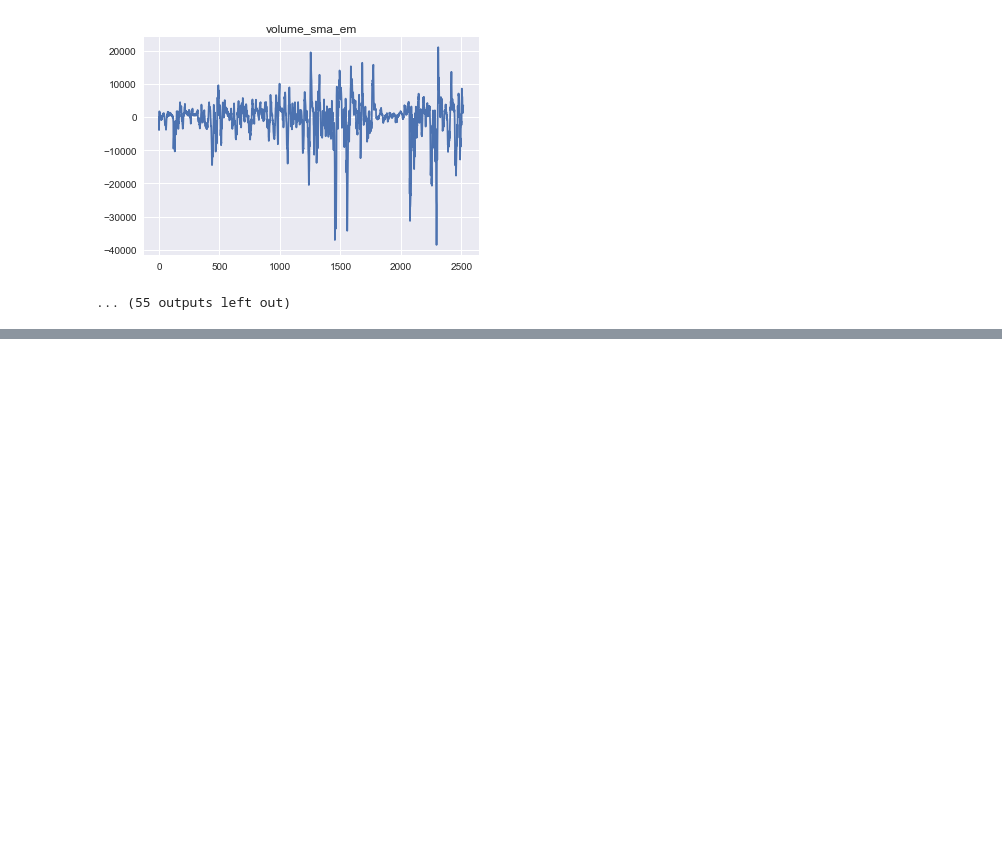
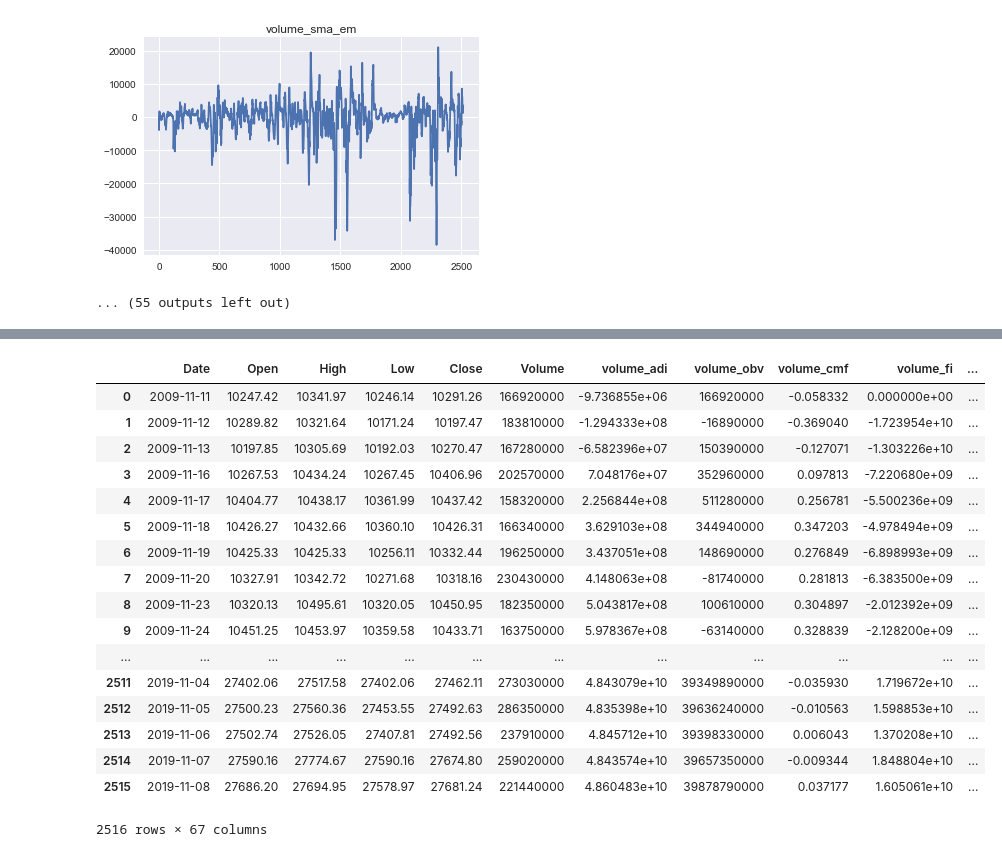
Before and after one commit to KabirRajput/SP_Predictor, a Jupyter notebook: Technical Analysis.ipynb, the cells around one changed output, grey strips where cells are left out. Saved outputs shown, nothing was run; the diff lists cells and outputs as text; code cells hidden in the pictures; blank space fills up the shorter version.

```diff
--- a/Technical Analysis.ipynb
+++ b/Technical Analysis.ipynb
@@ -107,0 +130,21 @@ for col in df.columns:
+# %%
+df
+# %% [output]
+|  | Date | Open | High | Low | Close | Volume | volume_adi | volume_obv | volume_cmf | volume_fi | ... |
+| 0 | 2009-11-11 | 10247.42 | 10341.97 | 10246.14 | 10291.26 | 166920000 | -9.736855e+06 | 166920000 | -0.058332 | 0.000000e+00 | ... |
+| 1 | 2009-11-12 | 10289.82 | 10321.64 | 10171.24 | 10197.47 | 183810000 | -1.294333e+08 | -16890000 | -0.369040 | -1.723954e+10 | ... |
+| 2 | 2009-11-13 | 10197.85 | 10305.69 | 10192.03 | 10270.47 | 167280000 | -6.582396e+07 | 150390000 | -0.127071 | -1.303226e+10 | ... |
+| 3 | 2009-11-16 | 10267.53 | 10434.24 | 10267.45 | 10406.96 | 202570000 | 7.048176e+07 | 352960000 | 0.097813 | -7.220680e+09 | ... |
+| 4 | 2009-11-17 | 10404.77 | 10438.17 | 10361.99 | 10437.42 | 158320000 | 2.256844e+08 | 511280000 | 0.256781 | -5.500236e+09 | ... |
+| 5 | 2009-11-18 | 10426.27 | 10432.66 | 10360.10 | 10426.31 | 166340000 | 3.629103e+08 | 344940000 | 0.347203 | -4.978494e+09 | ... |
+| 6 | 2009-11-19 | 10425.33 | 10425.33 | 10256.11 | 10332.44 | 196250000 | 3.437051e+08 | 148690000 | 0.276849 | -6.898993e+09 | ... |
+| 7 | 2009-11-20 | 10327.91 | 10342.72 | 10271.68 | 10318.16 | 230430000 | 4.148063e+08 | -81740000 | 0.281813 | -6.383500e+09 | ... |
+| 8 | 2009-11-23 | 10320.13 | 10495.61 | 10320.05 | 10450.95 | 182350000 | 5.043817e+08 | 100610000 | 0.304897 | -2.012392e+09 | ... |
+| 9 | 2009-11-24 | 10451.25 | 10453.97 | 10359.58 | 10433.71 | 163750000 | 5.978367e+08 | -63140000 | 0.328839 | -2.128200e+09 | ... |
+| ... | ... | ... | ... | ... | ... | ... | ... | ... | ... | ... | ... |
+| 2511 | 2019-11-04 | 27402.06 | 27517.58 | 27402.06 | 27462.11 | 273030000 | 4.843079e+10 | 39349890000 | -0.035930 | 1.719672e+10 | ... |
+| 2512 | 2019-11-05 | 27500.23 | 27560.36 | 27453.55 | 27492.63 | 286350000 | 4.835398e+10 | 39636240000 | -0.010563 | 1.598853e+10 | ... |
+| 2513 | 2019-11-06 | 27502.74 | 27526.05 | 27407.81 | 27492.56 | 237910000 | 4.845712e+10 | 39398330000 | 0.006043 | 1.370208e+10 | ... |
+| 2514 | 2019-11-07 | 27590.16 | 27774.67 | 27590.16 | 27674.80 | 259020000 | 4.843574e+10 | 39657350000 | -0.009344 | 1.848804e+10 | ... |
+| 2515 | 2019-11-08 | 27686.20 | 27694.95 | 27578.97 | 27681.24 | 221440000 | 4.860483e+10 | 39878790000 | 0.037177 | 1.605061e+10 | ... |
+2516 rows × 67 columns
```
Also changed, not shown: parts of 1 cell of this notebook.
